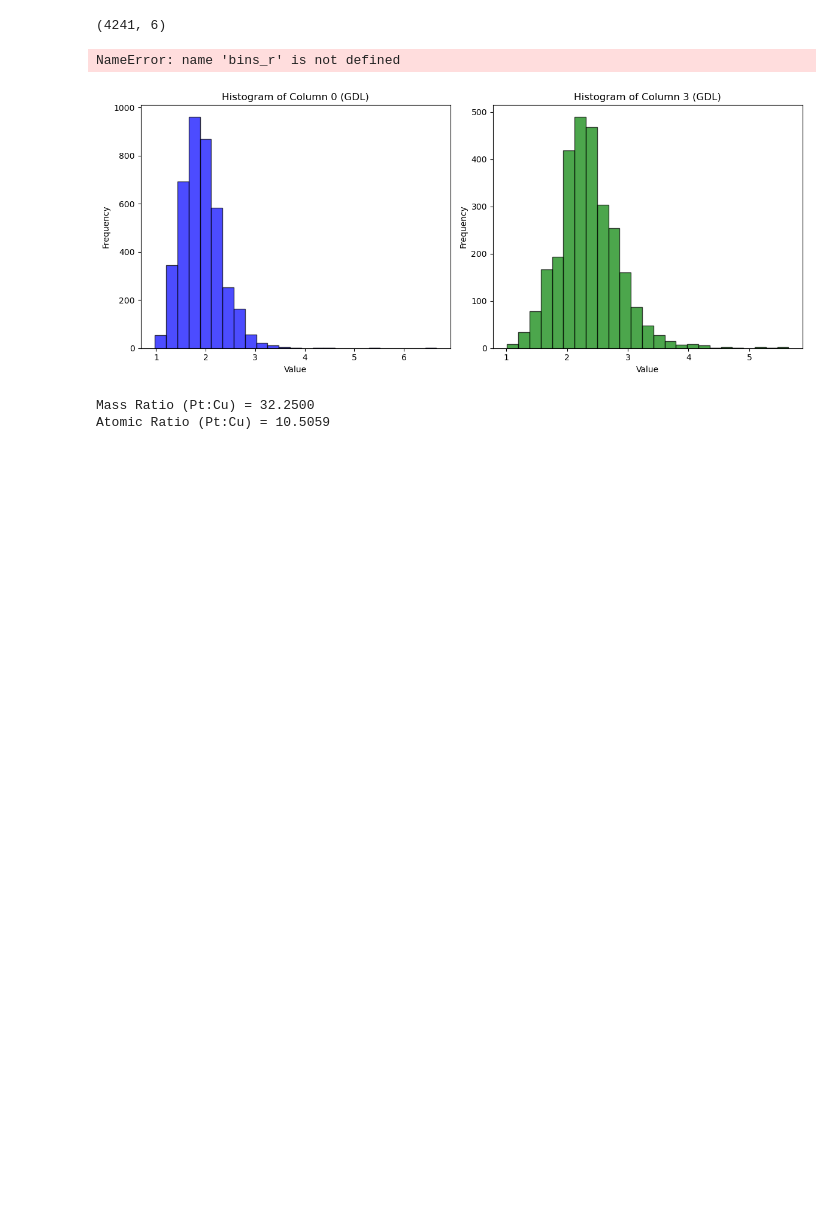
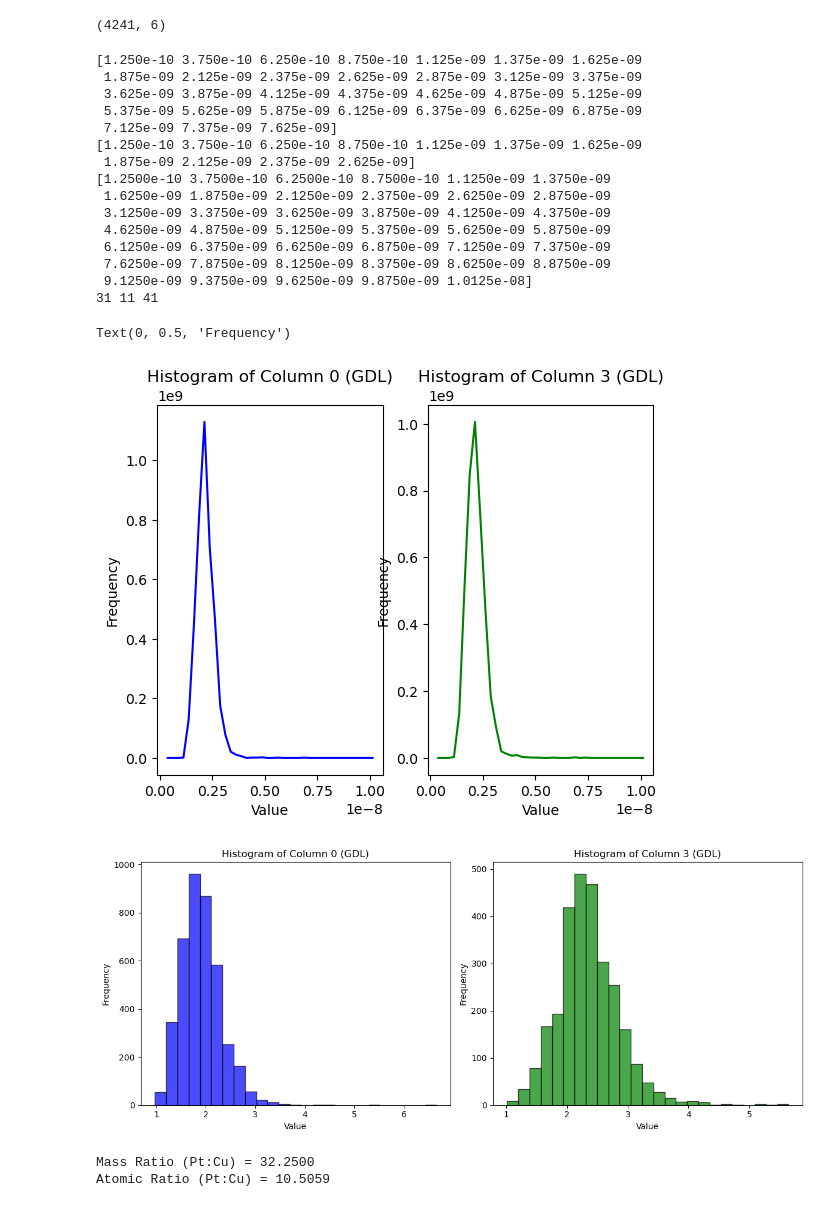
Before and after one commit to MatejPrijatelj/morelife_gen3_fit, a Jupyter notebook: importg3c.ipynb, the cells around one changed output. Cells and saved outputs as stored; diff of their text form; code cells hidden in the pictures; blank space fills up the shorter version.

```diff
--- a/importg3c.ipynb
+++ b/importg3c.ipynb
@@ -93,12 +75,87 @@ print(np.shape(data_array))
 # %% [output]
 (4241, 6)
 # %%
-hist = np.histogram(nm*df.iloc[:, 0].dropna().to_numpy()*0.5,bins=bins_r,density=True)
+#problem: we have r data, dont have r bins
+#solution: select proper l, select proper c to discretize data.
+#create r -> rebin.
+lmin=0.25
+lmax=3
+cmin=0.25
+cmax=8
+
+
+#return r vec from vec_l and vec_c
+def f_vecr(vec_l,vec_c):
+    dc2 = (vec_c[1] - vec_c[0]) * 0.5
+    dr2 = dc2
+    vec_r= np.arange(dr2,vec_l[-1]+vec_c[-1],2*dr2)
+    return vec_r
+
+
+#return vector borders from vector mids.
+#assuem equidist
+def f_mids2bins(vec_mids):
+    dr2=vec_mids[2]-vec_mids[1]
+    vec_bins=np.zeros(len(vec_mids)+1)
+    for i in range(len(vec_mids)):
+        vec_bins[i+1]=dr2*i
+    return vec_bins
+
+
+vec_c,vec_l=bimet_morelife_gen3c.f_vl_vc(lmin,lmax,cmin,cmax)
+print(vec_c)
+print(vec_l)
+vec_r=f_vecr(vec_l,vec_c)
+
+print(vec_r)
+
+print(str(len(vec_c))+" "+str(len(vec_l))+" "+str(len(vec_r)))
+
+bins_r = f_mids2bins(vec_r)
+
+hist1 = np.histogram(nm*df.iloc[:, 0].dropna().to_numpy()*0.5,bins=bins_r,density=True)
+hist2 = np.histogram(nm*df.iloc[:, 1].dropna().to_numpy()*0.5,bins=bins_r,density=True)
+
 #hist
 #bins_r
 nm*df.iloc[:, 0].dropna().to_numpy()*0.5
+
+# Histogram for Column 0
+plt.subplot(1, 2, 1)
+plt.plot(vec_r,hist1[0],color="b")
+#hist = np.histogram(nm*df.iloc[:, 0].dropna().to_numpy()*0.5,bins=bins_r,density=True)
+#plt.stem(hist[1][:-1],hist[0])
+#plt.xlim([0.5*nm,7*nm])
+plt.title(f"Histogram of Column 0 ({df.columns[0]})")
+plt.xlabel("Value")
+plt.ylabel("Frequency")
+
+# Histogram for Column 3
+plt.subplot(1, 2, 2)
+plt.plot(vec_r,hist2[0],color="g")
+
+#plt.hist(selected_columns.iloc[:, 1].dropna()*0.5, bins=25, color='green')
+plt.title(f"Histogram of Column 3 ({df.columns[0]})")
+plt.xlabel("Value")
+plt.ylabel("Frequency")
 # %% [output]
-NameError: name 'bins_r' is not defined
+[1.250e-10 3.750e-10 6.250e-10 8.750e-10 1.125e-09 1.375e-09 1.625e-09
+ 1.875e-09 2.125e-09 2.375e-09 2.625e-09 2.875e-09 3.125e-09 3.375e-09
+ 3.625e-09 3.875e-09 4.125e-09 4.375e-09 4.625e-09 4.875e-09 5.125e-09
+ 5.375e-09 5.625e-09 5.875e-09 6.125e-09 6.375e-09 6.625e-09 6.875e-09
+ 7.125e-09 7.375e-09 7.625e-09]
+[1.250e-10 3.750e-10 6.250e-10 8.750e-10 1.125e-09 1.375e-09 1.625e-09
+ 1.875e-09 2.125e-09 2.375e-09 2.625e-09]
+[1.2500e-10 3.7500e-10 6.2500e-10 8.7500e-10 1.1250e-09 1.3750e-09
+ 1.6250e-09 1.8750e-09 2.1250e-09 2.3750e-09 2.6250e-09 2.8750e-09
+ 3.1250e-09 3.3750e-09 3.6250e-09 3.8750e-09 4.1250e-09 4.3750e-09
+ 4.6250e-09 4.8750e-09 5.1250e-09 5.3750e-09 5.6250e-09 5.8750e-09
+ 6.1250e-09 6.3750e-09 6.6250e-09 6.8750e-09 7.1250e-09 7.3750e-09
+ 7.6250e-09 7.8750e-09 8.1250e-09 8.3750e-09 8.6250e-09 8.8750e-09
+ 9.1250e-09 9.3750e-09 9.6250e-09 9.8750e-09 1.0125e-08]
+31 11 41
+Text(0, 0.5, 'Frequency')
+[figure, added]
 # %%
 selected_columns = df.iloc[:, [0, 3]]  # Select first and fourth columns
 
```
Also changed, not shown: parts of 10 cells of this notebook, 1 other file.
